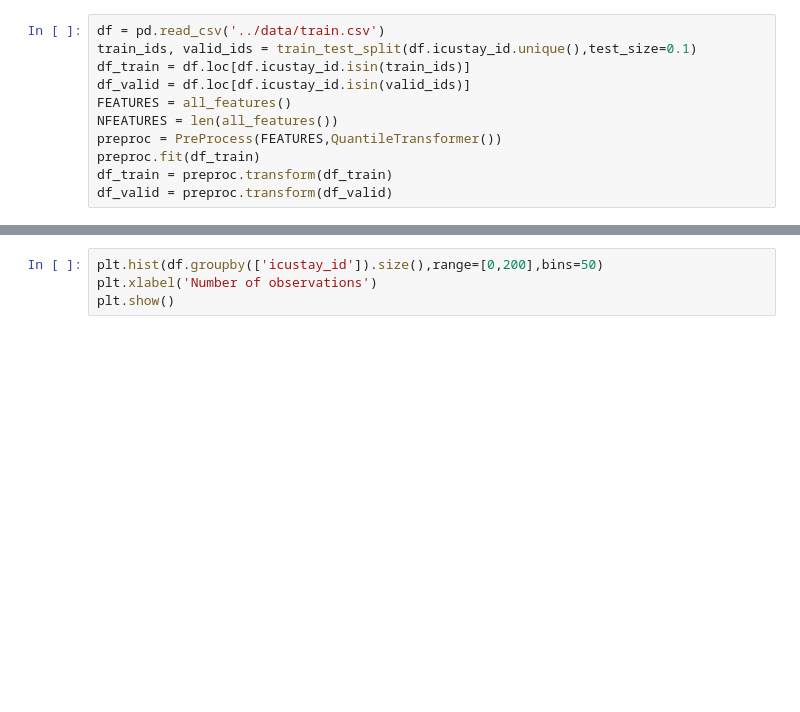
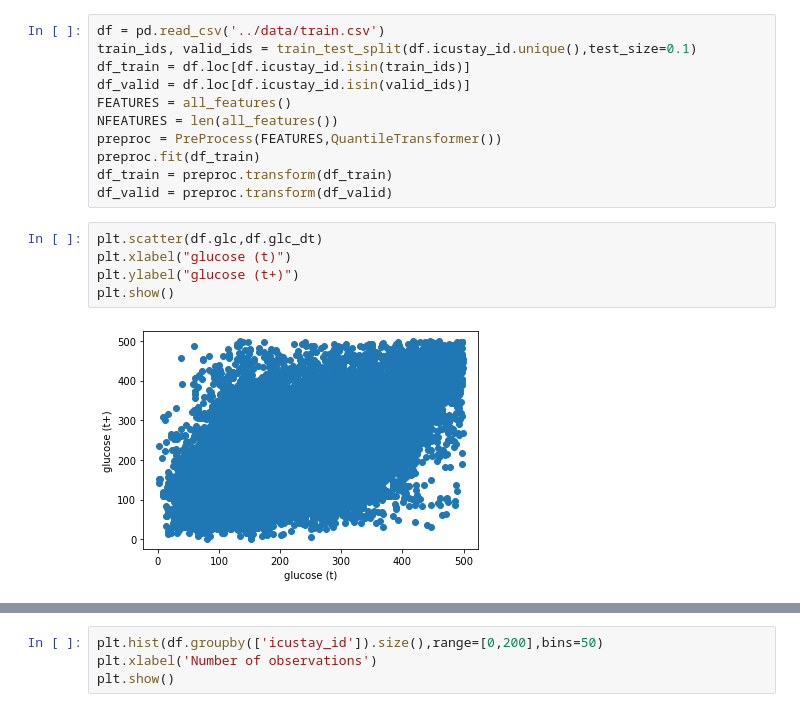
Before and after one commit to oizin/irregular-ts, a Jupyter notebook: _research/neural_ode_exo.ipynb, the cells around one changed output, grey strips where cells are left out. Saved outputs shown, nothing was run; the diff lists cells and outputs as text; blank space fills up the shorter version.

```diff
--- a/_research/neural_ode_exo.ipynb
+++ b/_research/neural_ode_exo.ipynb
@@ -179,3 +196,10 @@ preproc = PreProcess(FEATURES,QuantileTransformer())
 preproc.fit(df_train)
 df_train = preproc.transform(df_train)
 df_valid = preproc.transform(df_valid)
+# %%
+plt.scatter(df.glc,df.glc_dt)
+plt.xlabel("glucose (t)")
+plt.ylabel("glucose (t+)")
+plt.show()
+# %% [output]
+[figure, added]
```
Also changed, not shown: parts of 33 cells of this notebook, 6 other files.
